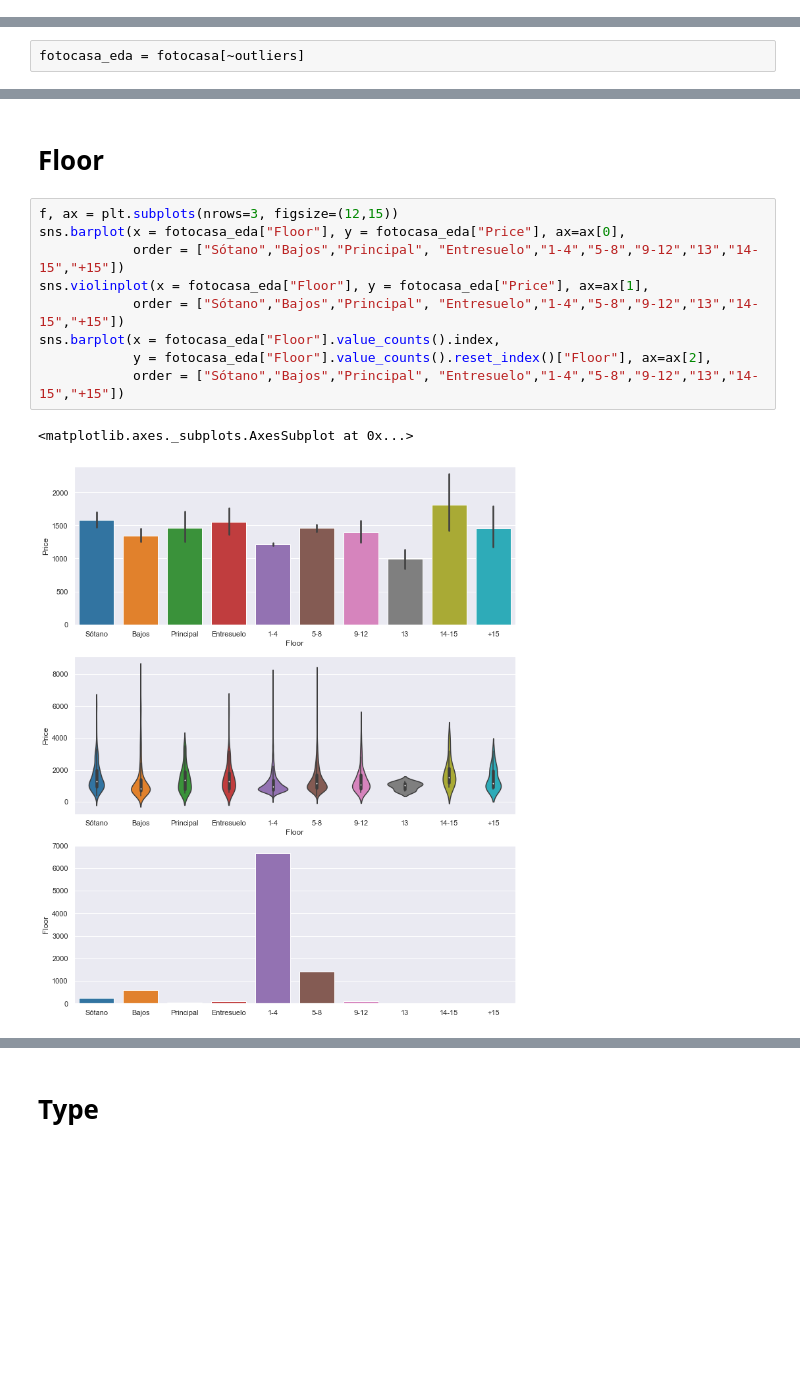
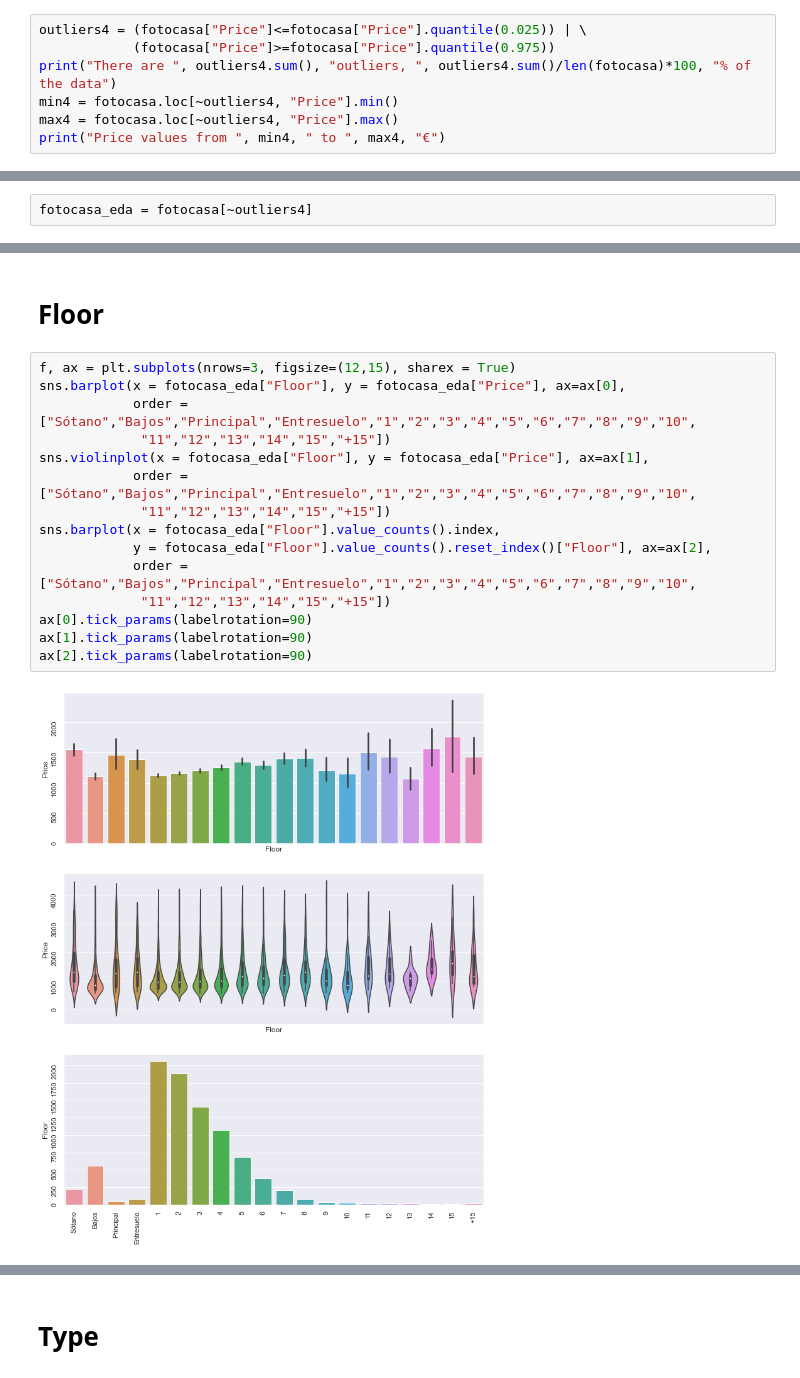
Before and after one commit to jorgerodpen/MadridRentalMarket, a Jupyter notebook: EDA.ipynb, the cells around one changed output, grey strips where cells are left out. Saved outputs shown, nothing was run; the diff lists cells and outputs as text; blank space fills up the shorter version.

Commit message:
Data EDA

```diff
--- a/EDA.ipynb
+++ b/EDA.ipynb
@@ -121 +121,8 @@ There are  588 outliers,  6.391999130340255 % of the data
 Price values from  225  to  2750 €
+# %%
+outliers4 = (fotocasa["Price"]<=fotocasa["Price"].quantile(0.025)) | \
+            (fotocasa["Price"]>=fotocasa["Price"].quantile(0.975))
+print("There are ", outliers4.sum(), "outliers, ", outliers4.sum()/len(fotocasa)*100, "% of the data")
+min4 = fotocasa.loc[~outliers4, "Price"].min()
+max4 = fotocasa.loc[~outliers4, "Price"].max()
+print("Price values from ", min4, " to ", max4, "€")
@@ -126,5 +134,5 @@ $5.5 < \ln({Price}) < 9$
 # %%
-fotocasa_eda = fotocasa[~outliers]
+fotocasa_eda = fotocasa[~outliers4]
 # %%
 fotocasa_eda.columns
 # %% [output]
@@ -306,17 +314,22 @@ fotocasa_eda = fotocasa_eda.drop("Emissions", axis = 1)
 # %% [markdown]
 # Floor
 # %%
-f, ax = plt.subplots(nrows=3, figsize=(12,15))
+f, ax = plt.subplots(nrows=3, figsize=(12,15), sharex = True)
 sns.barplot(x = fotocasa_eda["Floor"], y = fotocasa_eda["Price"], ax=ax[0],
-            order = ["Sótano","Bajos","Principal", "Entresuelo","1-4","5-8","9-12","13","14-15","+15"])
+            order = ["Sótano","Bajos","Principal","Entresuelo","1","2","3","4","5","6","7","8","9","10",
+             "11","12","13","14","15","+15"])
 sns.violinplot(x = fotocasa_eda["Floor"], y = fotocasa_eda["Price"], ax=ax[1],
-            order = ["Sótano","Bajos","Principal", "Entresuelo","1-4","5-8","9-12","13","14-15","+15"])
+            order = ["Sótano","Bajos","Principal","Entresuelo","1","2","3","4","5","6","7","8","9","10",
+             "11","12","13","14","15","+15"])
 sns.barplot(x = fotocasa_eda["Floor"].value_counts().index,
             y = fotocasa_eda["Floor"].value_counts().reset_index()["Floor"], ax=ax[2],
-            order = ["Sótano","Bajos","Principal", "Entresuelo","1-4","5-8","9-12","13","14-15","+15"])
+            order = ["Sótano","Bajos","Principal","Entresuelo","1","2","3","4","5","6","7","8","9","10",
+             "11","12","13","14","15","+15"])
+ax[0].tick_params(labelrotation=90)
+ax[1].tick_params(labelrotation=90)
+ax[2].tick_params(labelrotation=90)
 # %% [output]
-<matplotlib.axes._subplots.AxesSubplot at 0x...>
-[figure, old version]
+[figure, new version]
 # %%
 fotocasa_eda["Floor"].value_counts()
 # %% [output]
```
Also changed, not shown: parts of 27 cells of this notebook, 1 other file.
